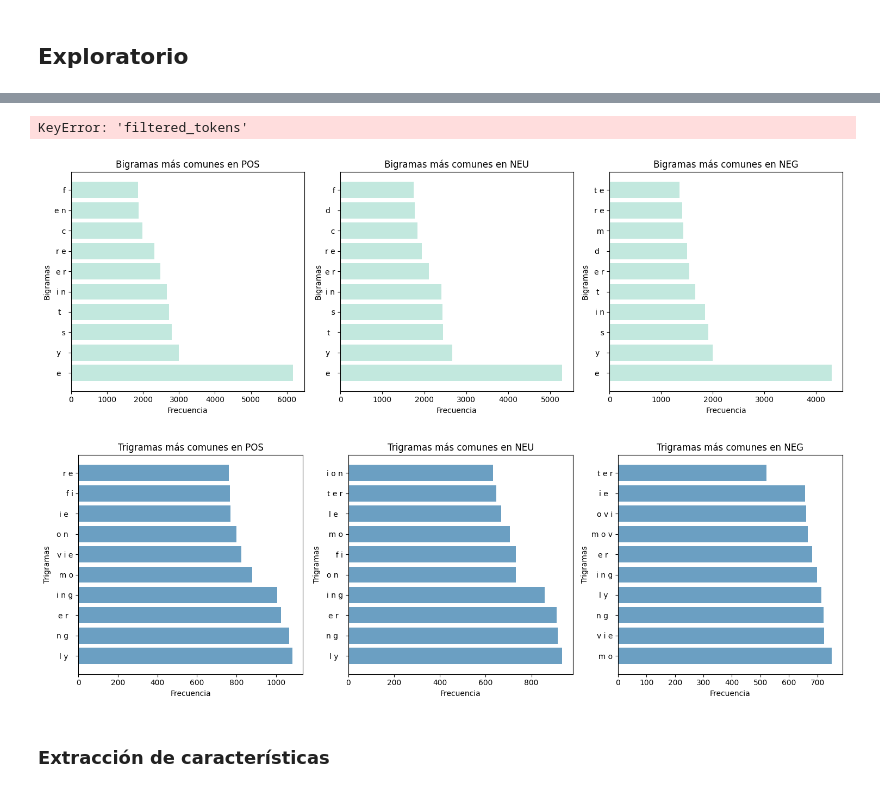
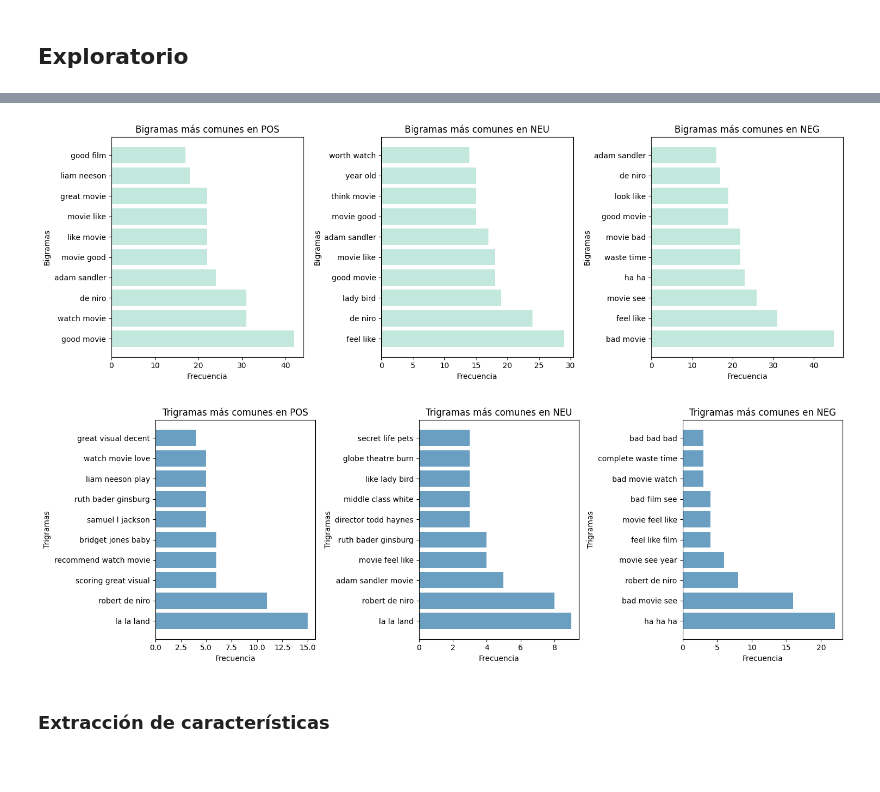
Before and after one commit to jugarbus/Proyecto_NLP, a Jupyter notebook: proyecto_NLP.ipynb, the cells around one changed output, grey strips where cells are left out. Drawn from its saved outputs; the diff is of its cells as text; code cells hidden in the pictures.

```diff
--- a/proyecto_NLP.ipynb
+++ b/proyecto_NLP.ipynb
@@ -606,7 +606,3 @@ wordclouds(df_copy, 'sentiment', 50)
-# %%
-df['filtered_tokens'] = df['filtered_tokens'].apply(lambda tokens: [token.text for token in tokens])
-# %% [output]
-KeyError: 'filtered_tokens'
 # %%
 # Función para obtener n-gramas
 def get_ngrams(tokens, n):
@@ -626,7 +622,9 @@ def plot_most_common_ngrams_by_class(df, text_column, class_column):
     # Generar bigramas
     for i, class_value in enumerate(df[class_column].unique()):
 
-        df['tokens'] = df['tokens'].apply(lambda tokens: [token.text if hasattr(token, "text") else token for token in tokens])
+        # Asegúrate de que cada entrada sea una lista de strings
+        # Asegúrate de que cada entrada sea una lista de strings
+        df['tokens'] = df['tokens'].apply(lambda x: [t.text if hasattr(t, "text") else str(t) for t in x] if isinstance(x, list) else str(x).split())
 
         # Filtrar los datos por clase
         subset = df[df[class_column] == class_value]
@@ -684,10 +682,10 @@ def plot_most_common_ngrams_by_class(df, text_column, class_column):
     plt.tight_layout()
     plt.show()
 # %%
-plot_most_common_ngrams_by_class(df, "review", "sentiment")
+plot_most_common_ngrams_by_class(df, "tokens", "sentiment")
 # %% [output]
-[figure, old version]
+[figure, new version]
-[figure, old version]
+[figure, new version]
 # %% [markdown]
 ### Extracción de características
 # %%
```
Also changed, not shown: parts of 6 cells of this notebook.
